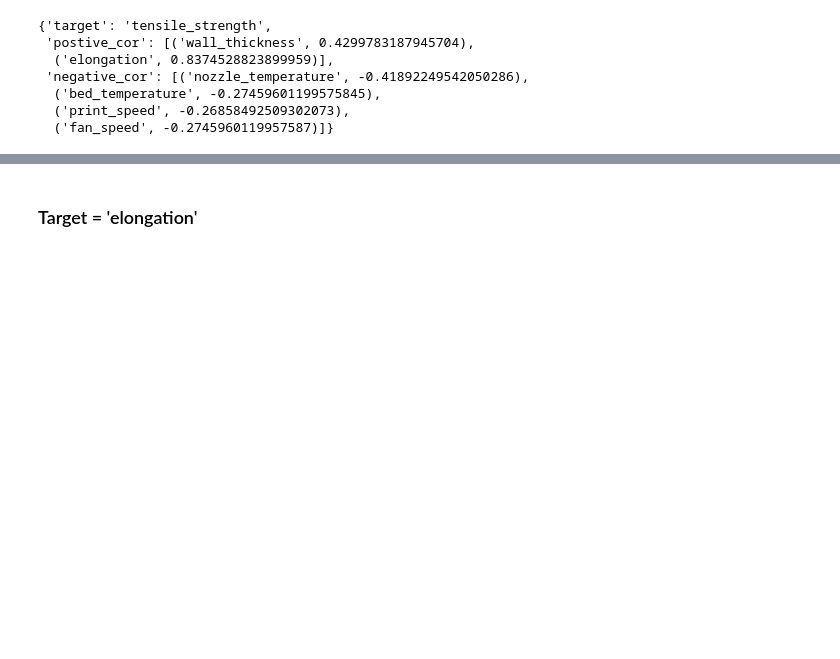
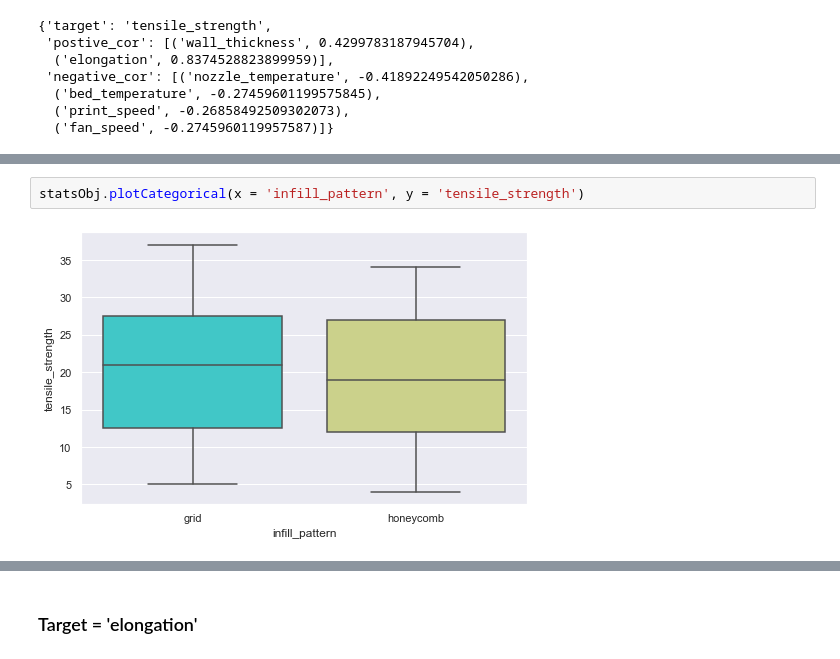
Before and after one commit to SuvroBaner/polymerize.io, a Jupyter notebook: polymerize_notebook.ipynb, the cells around one changed output, grey strips where cells are left out. Drawn from its saved outputs; the diff is of its cells as text; blank space fills up the shorter version.

```diff
--- a/polymerize_notebook.ipynb
+++ b/polymerize_notebook.ipynb
@@ -176,0 +185,4 @@ statsObj.targetRelation(tensile_corr)
+# %%
+statsObj.plotCategorical(x = 'infill_pattern', y = 'tensile_strength')
+# %% [output]
+[figure, added]
```
Also changed, not shown: parts of 12 cells of this notebook.
